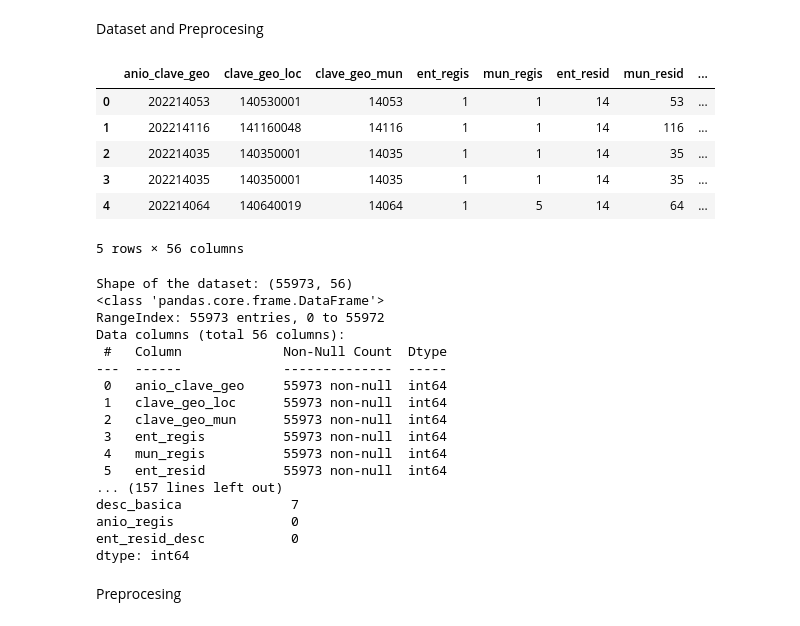
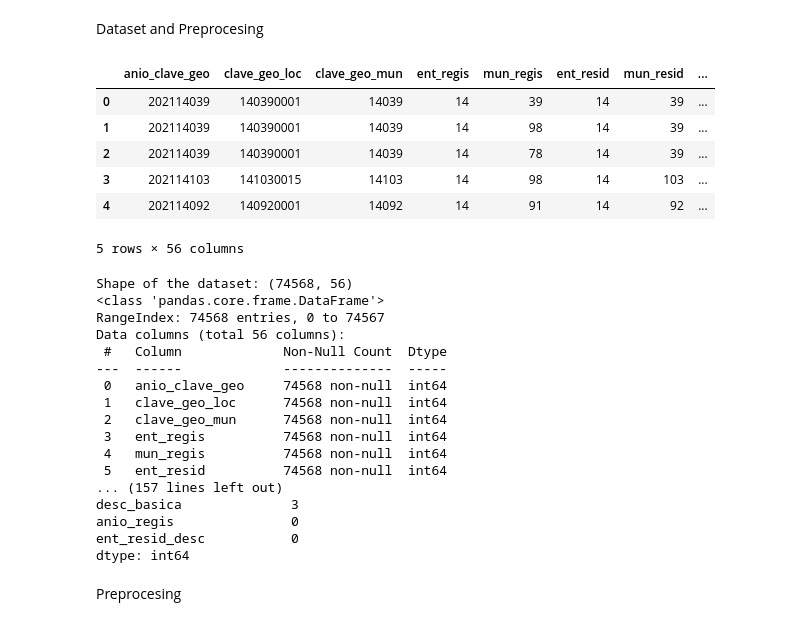
Before and after one commit to KevinArjona/ki_ai, a Jupyter notebook: Data.ipynb, the cells around one changed output. Saved outputs shown, nothing was run; the diff lists cells and outputs as text; code cells hidden in the pictures.

```diff
--- a/Data.ipynb
+++ b/Data.ipynb
@@ -9,15 +21,15 @@ from sklearn.preprocessing import normalize
 Dataset and Preprocesing
 # %%
 # Load the dataset
-df = pd.read_csv('dataset_def_2022.csv')
+df = pd.read_csv('defunciones_2021.csv')
 df.head()
 # %% [output]
 |  | anio_clave_geo | clave_geo_loc | clave_geo_mun | ent_regis | mun_regis | ent_resid | mun_resid | ... |
-| 0 | 202214053 | 140530001 | 14053 | 1 | 1 | 14 | 53 | ... |
-| 1 | 202214116 | 141160048 | 14116 | 1 | 1 | 14 | 116 | ... |
-| 2 | 202214035 | 140350001 | 14035 | 1 | 1 | 14 | 35 | ... |
-| 3 | 202214035 | 140350001 | 14035 | 1 | 1 | 14 | 35 | ... |
-| 4 | 202214064 | 140640019 | 14064 | 1 | 5 | 14 | 64 | ... |
+| 0 | 202114039 | 140390001 | 14039 | 14 | 39 | 14 | 39 | ... |
+| 1 | 202114039 | 140390001 | 14039 | 14 | 98 | 14 | 39 | ... |
+| 2 | 202114039 | 140390001 | 14039 | 14 | 78 | 14 | 39 | ... |
+| 3 | 202114103 | 141030015 | 14103 | 14 | 98 | 14 | 103 | ... |
+| 4 | 202114092 | 140920001 | 14092 | 14 | 91 | 14 | 92 | ... |
 5 rows × 56 columns
 # %%
 # Basic exploration
@@ -29,20 +41,20 @@ print(df.describe())
 missing_values = df.isnull().sum()
 print("Missing values in each column:\n", missing_values)
 # %% [output]
-Shape of the dataset: (55973, 56)
+Shape of the dataset: (74568, 56)
 <class 'pandas.core.frame.DataFrame'>
-RangeIndex: 55973 entries, 0 to 55972
+RangeIndex: 74568 entries, 0 to 74567
 Data columns (total 56 columns):
  #   Column             Non-Null Count  Dtype
 ---  ------             --------------  -----
- 0   anio_clave_geo     55973 non-null  int64
- 1   clave_geo_loc      55973 non-null  int64
- 2   clave_geo_mun      55973 non-null  int64
- 3   ent_regis          55973 non-null  int64
- 4   mun_regis          55973 non-null  int64
- 5   ent_resid          55973 non-null  int64
+ 0   anio_clave_geo     74568 non-null  int64
+ 1   clave_geo_loc      74568 non-null  int64
+ 2   clave_geo_mun      74568 non-null  int64
+ 3   ent_regis          74568 non-null  int64
+ 4   mun_regis          74568 non-null  int64
+ 5   ent_resid          74568 non-null  int64
 ... (157 lines left out)
-desc_basica              7
+desc_basica              3
 anio_regis               0
 ent_resid_desc           0
 dtype: int64
```
Also changed, not shown: parts of 7 cells of this notebook, 3 other files.
